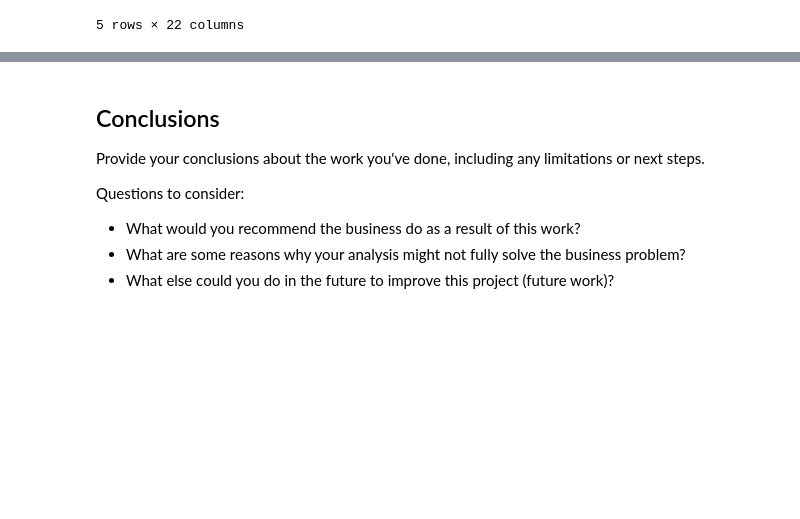
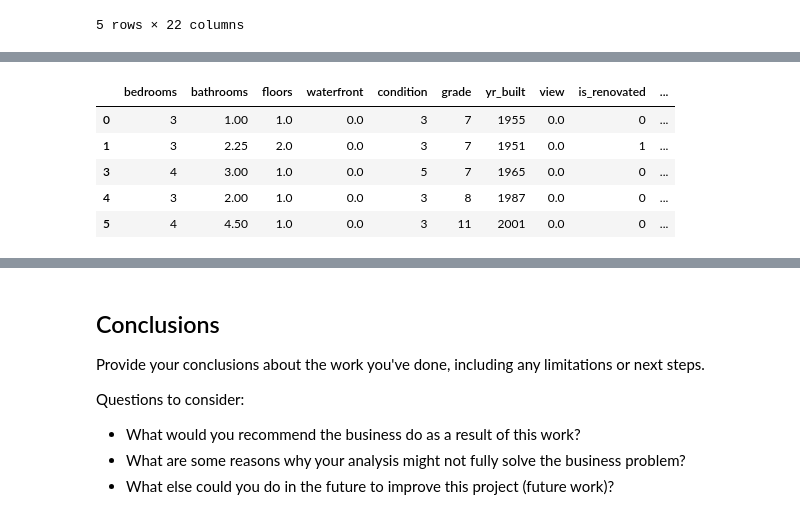
Before and after one commit to christisarv/linear-modeling-house-prices, a Jupyter notebook: Housing Data Model & Analysis.ipynb, the cells around one changed output, grey strips where cells are left out. Drawn from its saved outputs; the diff is of its cells as text; code cells hidden in the pictures; blank space fills up the shorter version.

```diff
--- a/Housing Data Model & Analysis.ipynb
+++ b/Housing Data Model & Analysis.ipynb
@@ -322,0 +347,9 @@ new_data.head()
+# %%
+cat_cols_new.head()
+# %% [output]
+|  | bedrooms | bathrooms | floors | waterfront | condition | grade | yr_built | view | is_renovated | ... |
+| 0 | 3 | 1.00 | 1.0 | 0.0 | 3 | 7 | 1955 | 0.0 | 0 | ... |
+| 1 | 3 | 2.25 | 2.0 | 0.0 | 3 | 7 | 1951 | 0.0 | 1 | ... |
+| 3 | 4 | 3.00 | 1.0 | 0.0 | 5 | 7 | 1965 | 0.0 | 0 | ... |
+| 4 | 3 | 2.00 | 1.0 | 0.0 | 3 | 8 | 1987 | 0.0 | 0 | ... |
+| 5 | 4 | 4.50 | 1.0 | 0.0 | 3 | 11 | 2001 | 0.0 | 0 | ... |
```
Also changed, not shown: parts of 12 cells of this notebook.
